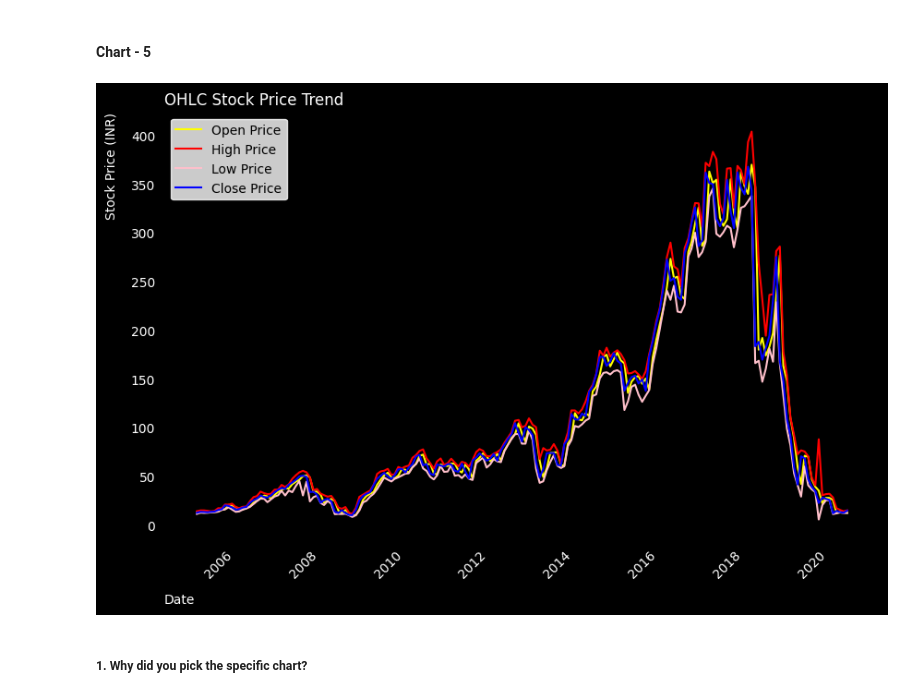
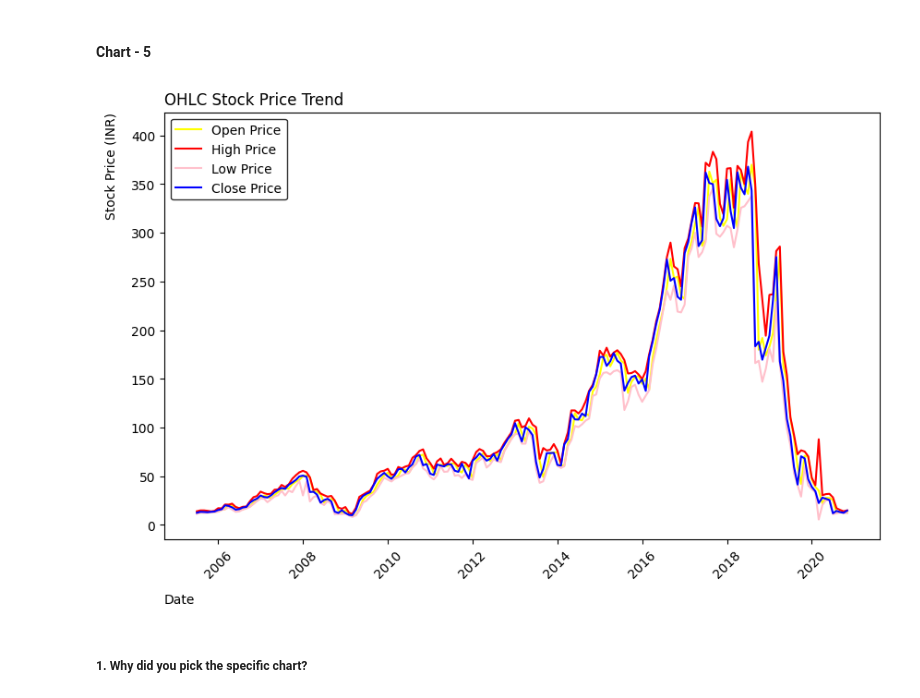
Before and after one commit to Tanveerr97/Yes_Bank_Stock_Performance_Analysis, a Jupyter notebook: Yes_Bank_Stock_Performance_Analysis.ipynb, the cells around one changed output. Saved outputs shown, nothing was run; the diff lists cells and outputs as text; code cells hidden in the pictures.

```diff
--- a/Yes_Bank_Stock_Performance_Analysis.ipynb
+++ b/Yes_Bank_Stock_Performance_Analysis.ipynb
@@ -391,28 +391,25 @@ Despite efforts to restructure, market confidence remained weak.
 #### Chart - 5
 # %%
 plt.figure(figsize=(10,6))
-# Set the background color of the figure and axes
-plt.gcf().set_facecolor('black')  # Sets the overall plot background to black
-plt.gca().set_facecolor('black')  # Sets the axes background to black
 
 # Plotting the data with different colors for the lines
 plt.plot(data.index, data['Opening Price'], label='Open Price', color='yellow')
 plt.plot(data.index, data['Highest Price'], label='High Price', color='red')
 plt.plot(data.index, data['Lowest Price'], label='Low Price', color='pink')
 plt.plot(data.index, data['Closing Price'], label='Close Price', color='blue')
 
-plt.xlabel('Date', color='white', labelpad=10, loc='left')
-plt.ylabel('Stock Price (INR)', color='white', labelpad=10, loc='top')
-plt.title('OHLC Stock Price Trend', color='white', loc='left')
+plt.xlabel('Date', color='Black', labelpad=10, loc='left')
+plt.ylabel('Stock Price (INR)', color='Black', labelpad=10, loc='top')
+plt.title('OHLC Stock Price Trend', color='Black', loc='left')
 
 # Adding legend with white color for text, positioned to the left of the plot
-plt.legend(facecolor='white', edgecolor='white', labels=['Open Price', 'High Price', 'Low Price', 'Close Price'], fontsize=10, loc='upper left', frameon=True)
+plt.legend(facecolor='White', edgecolor='Black', labels=['Open Price', 'High Price', 'Low Price', 'Close Price'], fontsize=10, loc='upper left', frameon=True)
 
-plt.xticks(rotation=45, color='white')
-plt.yticks(color='white')
+plt.xticks(rotation=45, color='Black')
+plt.yticks(color='Black')
 plt.show()
 # %% [output]
-[figure, old version]
+[figure, new version]
 # %% [markdown]
 ##### 1. Why did you pick the specific chart?
 # %% [markdown]
```
Also changed, not shown: parts of 2 cells of this notebook.
